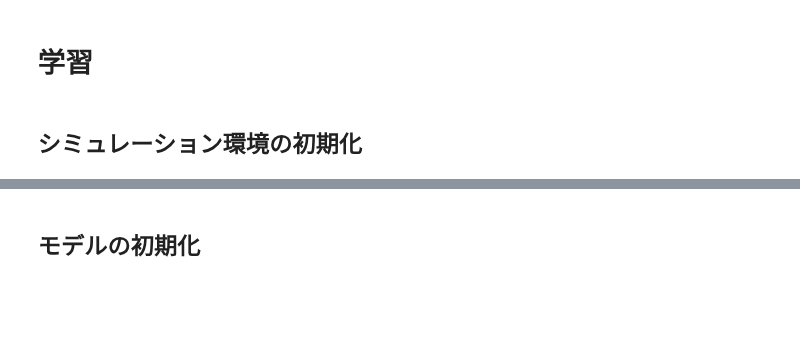
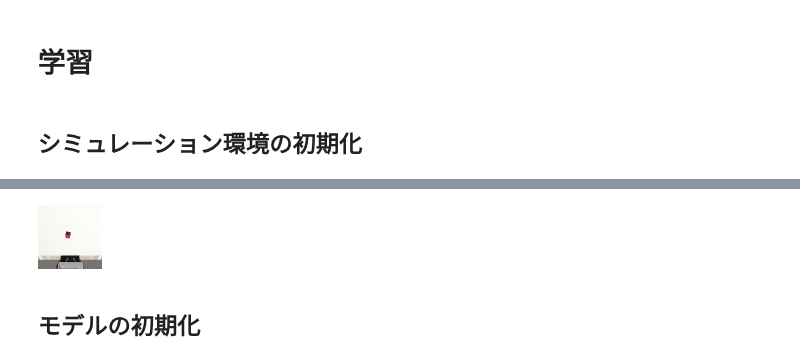
Before and after one commit to seki-shu/Group15_Multimodal, a Jupyter notebook: Dreamer_V2 Pole.ipynb, the cells around one changed output, grey strips where cells are left out. Drawn from its saved outputs; the diff is of its cells as text; code cells hidden in the pictures; blank space fills up the shorter version.

```diff
--- a/Dreamer_V2 Pole.ipynb
+++ b/Dreamer_V2 Pole.ipynb
@@ -1016,3 +984,52 @@ image_show(env)
+# %%
+# GymのCartPole環境を作成
+env = gym.make("CartPole-v1", render_mode="rgb_array")
+
+# 環境のリセット
+obs = env.reset()
+# 画像の取得と処理
+frames = []  # フレームを保存するリスト
+
+def preprocess_frame(frame, width=64, height=64):
+    """
+    フレームをリサイズし、[0, 255]から[0, 1]に正規化する。
+    """
+    frame = cv2.resize(frame, (width, height))  # 64x64にリサイズ
+    frame = cv2.cvtColor(frame, cv2.COLOR_RGB2GRAY)  # グレースケール変換
+    frame = frame.astype(np.float32) / 255.0  # [0, 1]に正規化
+    frame = frame.reshape(height, width, 1)  # チャネルを追加
+    return frame
+
+for _ in range(100):  # 100ステップ分データを取得
+    # ランダムなアクションを選択
+    action = env.action_space.sample()
+
+    # 環境を1ステップ進める
+    obs, reward, done, _, _ = env.step(action)
+
+    # 環境をレンダリングして画像を取得
+    frame = env.render()
+
+    # フレームを前処理してリサイズ＆正規化
+    processed_frame = preprocess_frame(frame)
+    frames.append(processed_frame)
+
+    # グレースケール画像をリアルタイムに表示
+    plt.imshow(processed_frame.squeeze(), cmap="gray")
+    plt.axis("off")
+    plt.pause(0.01)  # 表示間隔を設定
+
+    if done:
+        obs = env.reset()
+
+env.close()
+
+# 例として、1枚目の画像を表示
+plt.imshow(frames[0].squeeze(), cmap="gray")
+plt.axis("off")
+plt.show()
+# %% [output]
+[figure, added]
 # %% [markdown]
 ## モデルの初期化
 # %%
```
Also changed, not shown: parts of 4 cells of this notebook.
